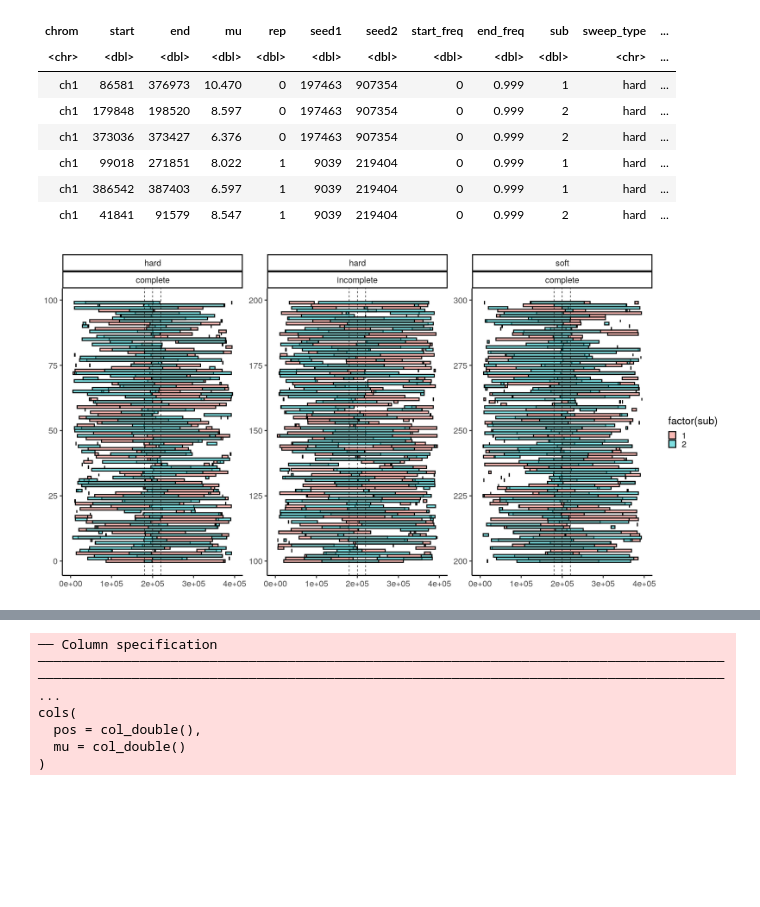
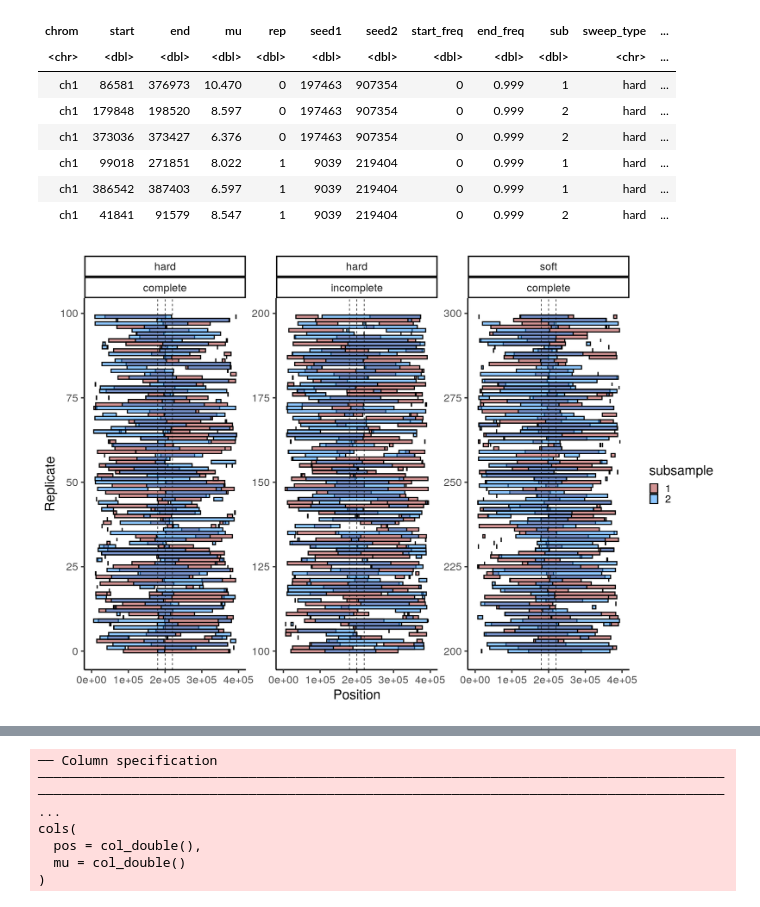
Before and after one commit to silastittes/parv_local, a Jupyter notebook: review_response_analyses/sim_sweep_accuracy/vanilla_discoal/SummarizeSweepSims.ipynb, the cells around one changed output, grey strips where cells are left out. Saved outputs shown, nothing was run; the diff lists cells and outputs as text; code cells hidden in the pictures; blank space fills up the shorter version.

```diff
--- a/review_response_analyses/sim_sweep_accuracy/vanilla_discoal/SummarizeSweepSims.ipynb
+++ b/review_response_analyses/sim_sweep_accuracy/vanilla_discoal/SummarizeSweepSims.ipynb
@@ -33,23 +33,32 @@ A tibble: 6 × 12
 | ch1 | 386542 | 387403 | 6.597 | 1 | 9039 | 219404 | 0 | 0.999 | 1 | hard | ... |
 | ch1 | 41841 | 91579 | 8.547 | 1 | 9039 | 219404 | 0 | 0.999 | 2 | hard | ... |
 # %%
-options(repr.plot.width=20, repr.plot.height=10)
+options(repr.plot.width=18, repr.plot.height=12)
 
 near_x  <- 0.1
 sweep_pos  <- 200000
 rw <- 0.5
 full_df %>%
 arrange(rep, sub) %>%
     group_by(sweep_type, complete, rep) %>%
     ggplot() +
-    geom_rect(aes(xmin=start, ymin = rep-rw, xmax = end, ymax = rep+rw, fill = factor(sub)), colour = "black", lwd = 1, alpha = 0.5) +
+    geom_rect(
+        aes(xmin=start, ymin = rep-rw,
+            xmax = end, ymax = rep+rw, fill = factor(sub)),
+        colour = "black", lwd = 1, alpha = 0.5) +
     geom_vline(xintercept = sweep_pos, lty = 2) +
     geom_vline(xintercept = sweep_pos*(1+near_x), lty = 2) +
     geom_vline(xintercept = sweep_pos*(1-near_x), lty = 2) +
     facet_wrap(~sweep_type + complete, scales = "free") +
-    coord_cartesian(xlim=c(0, 4e5))
+    coord_cartesian(xlim=c(0, 4e5)) +
+    guides(fill=guide_legend(title="subsample")) +
+    scale_fill_manual(values = c("1" = "brown", "2" = "dodgerblue")) +
+    theme_classic(25) +
+    xlab("Position") +
+    ylab("Replicate") +
+    ggsave("../../../figures/supplement_discoal.pdf", width = 18, height = 12)
 # %% [output]
-[figure, old version]
+[figure, new version]
 # %%
 head(full_df)
 
```
Also changed, not shown: parts of 1 cell of this notebook, 8 other files.
